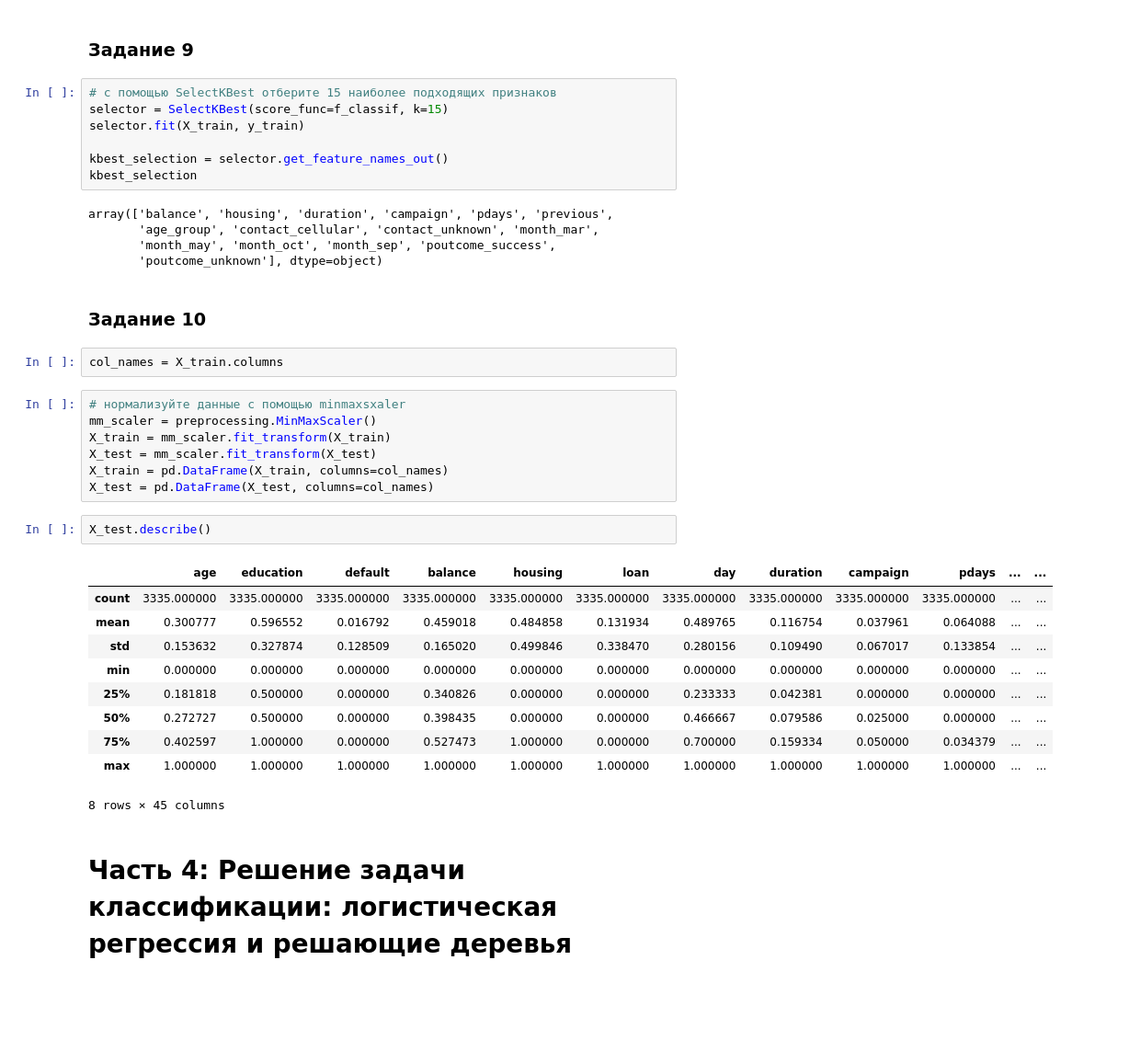
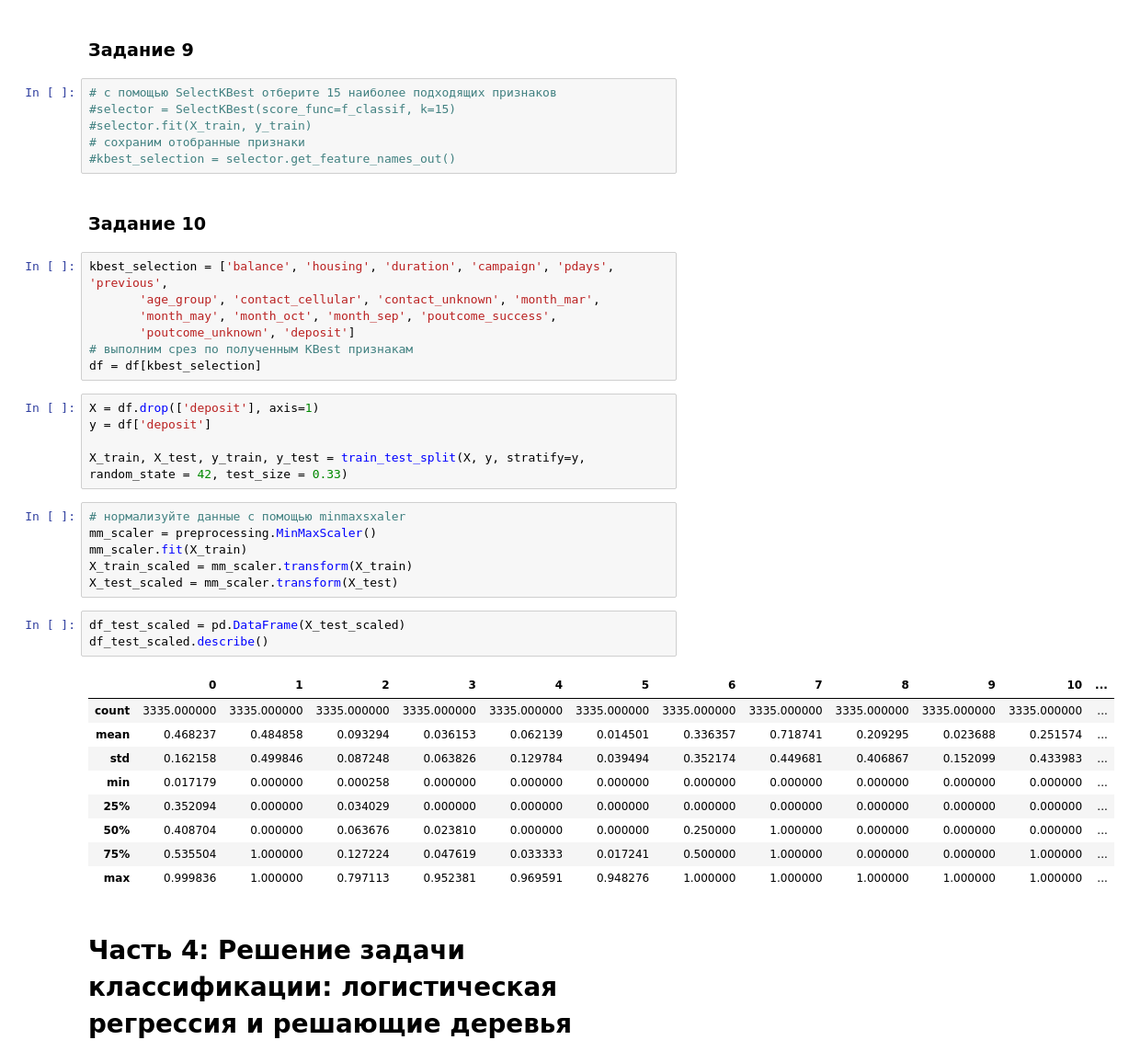
Before and after one commit to hoittoken/Python, a Jupyter notebook: Py/project_4/Project_4_ML.ipynb, the cells around one changed output. Shown at 92% size. Saved outputs shown, nothing was run; the diff lists cells and outputs as text; blank space fills up the shorter version.

```diff
--- a/Py/project_4/Project_4_ML.ipynb
+++ b/Py/project_4/Project_4_ML.ipynb
@@ -351,40 +352,43 @@ round(y_test.mean(), 2)
 ### Задание 9
 # %%
 # с помощью SelectKBest отберите 15 наиболее подходящих признаков
-selector = SelectKBest(score_func=f_classif, k=15)
-selector.fit(X_train, y_train)
-
-kbest_selection = selector.get_feature_names_out()
-kbest_selection
+#selector = SelectKBest(score_func=f_classif, k=15)
+#selector.fit(X_train, y_train)
+# сохраним отобранные признаки
+#kbest_selection = selector.get_feature_names_out()
-# %% [output]
-array(['balance', 'housing', 'duration', 'campaign', 'pdays', 'previous',
-       'age_group', 'contact_cellular', 'contact_unknown', 'month_mar',
-       'month_may', 'month_oct', 'month_sep', 'poutcome_success',
-       'poutcome_unknown'], dtype=object)
 # %% [markdown]
 ### Задание 10
 # %%
-col_names = X_train.columns
+kbest_selection = ['balance', 'housing', 'duration', 'campaign', 'pdays', 'previous',
+       'age_group', 'contact_cellular', 'contact_unknown', 'month_mar',
+       'month_may', 'month_oct', 'month_sep', 'poutcome_success',
+       'poutcome_unknown', 'deposit']
+# выполним срез по полученным KBest признакам
+df = df[kbest_selection]
+# %%
+X = df.drop(['deposit'], axis=1)
+y = df['deposit']
+
+X_train, X_test, y_train, y_test = train_test_split(X, y, stratify=y, random_state = 42, test_size = 0.33)
 # %%
 # нормализуйте данные с помощью minmaxsxaler
 mm_scaler = preprocessing.MinMaxScaler()
-X_train = mm_scaler.fit_transform(X_train)
-X_test = mm_scaler.fit_transform(X_test)
-X_train = pd.DataFrame(X_train, columns=col_names)
-X_test = pd.DataFrame(X_test, columns=col_names)
+mm_scaler.fit(X_train)
+X_train_scaled = mm_scaler.transform(X_train)
+X_test_scaled = mm_scaler.transform(X_test)
 # %%
-X_test.describe()
+df_test_scaled = pd.DataFrame(X_test_scaled)
+df_test_scaled.describe()
 # %% [output]
-|  | age | education | default | balance | housing | loan | day | duration | campaign | pdays | ... | ... |
-| count | 3335.000000 | 3335.000000 | 3335.000000 | 3335.000000 | 3335.000000 | 3335.000000 | 3335.000000 | 3335.000000 | 3335.000000 | 3335.000000 | ... | ... |
-| mean | 0.300777 | 0.596552 | 0.016792 | 0.459018 | 0.484858 | 0.131934 | 0.489765 | 0.116754 | 0.037961 | 0.064088 | ... | ... |
-| std | 0.153632 | 0.327874 | 0.128509 | 0.165020 | 0.499846 | 0.338470 | 0.280156 | 0.109490 | 0.067017 | 0.133854 | ... | ... |
-| min | 0.000000 | 0.000000 | 0.000000 | 0.000000 | 0.000000 | 0.000000 | 0.000000 | 0.000000 | 0.000000 | 0.000000 | ... | ... |
-| 25% | 0.181818 | 0.500000 | 0.000000 | 0.340826 | 0.000000 | 0.000000 | 0.233333 | 0.042381 | 0.000000 | 0.000000 | ... | ... |
-| 50% | 0.272727 | 0.500000 | 0.000000 | 0.398435 | 0.000000 | 0.000000 | 0.466667 | 0.079586 | 0.025000 | 0.000000 | ... | ... |
-| 75% | 0.402597 | 1.000000 | 0.000000 | 0.527473 | 1.000000 | 0.000000 | 0.700000 | 0.159334 | 0.050000 | 0.034379 | ... | ... |
-| max | 1.000000 | 1.000000 | 1.000000 | 1.000000 | 1.000000 | 1.000000 | 1.000000 | 1.000000 | 1.000000 | 1.000000 | ... | ... |
+|  | 0 | 1 | 2 | 3 | 4 | 5 | 6 | 7 | 8 | 9 | 10 | ... |
+| count | 3335.000000 | 3335.000000 | 3335.000000 | 3335.000000 | 3335.000000 | 3335.000000 | 3335.000000 | 3335.000000 | 3335.000000 | 3335.000000 | 3335.000000 | ... |
+| mean | 0.468237 | 0.484858 | 0.093294 | 0.036153 | 0.062139 | 0.014501 | 0.336357 | 0.718741 | 0.209295 | 0.023688 | 0.251574 | ... |
+| std | 0.162158 | 0.499846 | 0.087248 | 0.063826 | 0.129784 | 0.039494 | 0.352174 | 0.449681 | 0.406867 | 0.152099 | 0.433983 | ... |
+| min | 0.017179 | 0.000000 | 0.000258 | 0.000000 | 0.000000 | 0.000000 | 0.000000 | 0.000000 | 0.000000 | 0.000000 | 0.000000 | ... |
+| 25% | 0.352094 | 0.000000 | 0.034029 | 0.000000 | 0.000000 | 0.000000 | 0.000000 | 0.000000 | 0.000000 | 0.000000 | 0.000000 | ... |
+| 50% | 0.408704 | 0.000000 | 0.063676 | 0.023810 | 0.000000 | 0.000000 | 0.250000 | 1.000000 | 0.000000 | 0.000000 | 0.000000 | ... |
+| 75% | 0.535504 | 1.000000 | 0.127224 | 0.047619 | 0.033333 | 0.017241 | 0.500000 | 1.000000 | 0.000000 | 0.000000 | 1.000000 | ... |
+| max | 0.999836 | 1.000000 | 0.797113 | 0.952381 | 0.969591 | 0.948276 | 1.000000 | 1.000000 | 1.000000 | 1.000000 | 1.000000 | ... |
-8 rows × 45 columns
 # %% [markdown]
 # Часть 4: Решение задачи классификации: логистическая регрессия и решающие деревья
 # %% [markdown]
```
Also changed, not shown: parts of 8 cells of this notebook, 1 other file.
